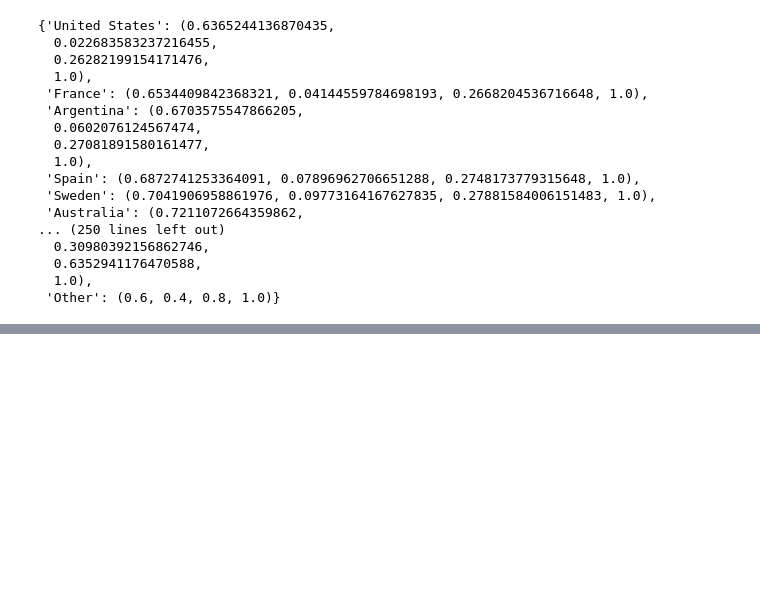
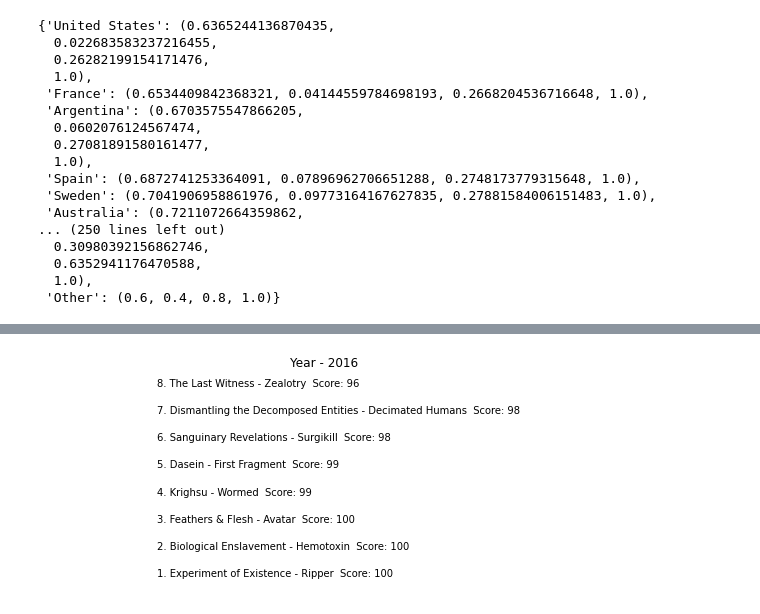
Before and after one commit to alximikl2/Dataset-Analyze, a Jupyter notebook: main.ipynb, the cells around one changed output, grey strips where cells are left out. Drawn from its saved outputs; the diff is of its cells as text; code cells hidden in the pictures; blank space fills up the shorter version.

```diff
--- a/main.ipynb
+++ b/main.ipynb
@@ -319,7 +218,0 @@ HTML(anim.to_html5_video())
-# %%
-
-c = df[df['year'] == 2016]['country'].value_counts()
-c['Other'] = c[3:].sum()
-c = c.sort_values()[::-1][:4]
-for l,v in c[::-1].items():
-    print(l,v)
@@ -330,0 +373,35 @@ Other 1082
+# %%
+fig = plt.figure(figsize=(10, 4))
+
+
+class Animation():
+  def __init__(self, fig, df):
+    self.fig = fig
+    self.df = df
+
+
+    self.ax = fig.add_subplot()
+  def update(self, year):
+    self.ax.clear()
+    plt.gca().spines["top"].set_visible(False)
+    plt.gca().spines["bottom"].set_visible(False)
+    plt.gca().spines["right"].set_visible(False)
+    plt.gca().spines["left"].set_visible(False)
+    self.ax.set_xticks([])
+    self.ax.set_yticks([])
+    self.ax.set_title(f"Year - {year}")
+    self.ax.set_ylim(-0.5, 7.5)
+    eight = df[df['year'] == year].sort_values('score').dropna()[::-1][0:8]
+    for i, iter_ in zip(eight.iterrows(), range(len(eight))):
+        self.ax.text(0.2, iter_, f"{iter_ + 1}. {i[1]['title']} - {i[1]['name']}  Score: {i[1]['score']}")
+    return self.fig
+
+obj = Animation(fig, df)
+anim = ani.FuncAnimation(fig, obj.update,
+                         frames = range(1984, 2017),
+                         repeat = False,
+                         interval=500)
+
+
+HTML(anim.to_html5_video())
+# %% [output]
@@ -330,0 +409 @@ Other 1082
+[figure, added]
```
Also changed, not shown: parts of 8 cells of this notebook.
